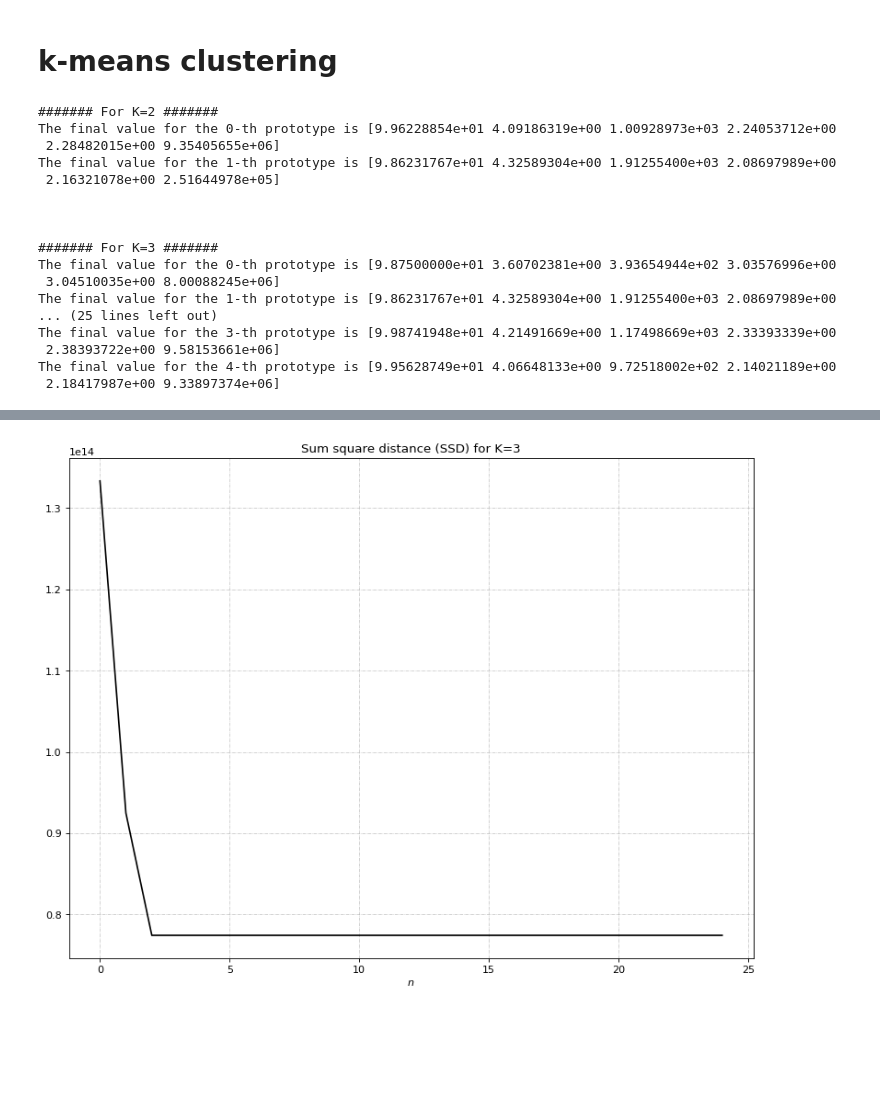
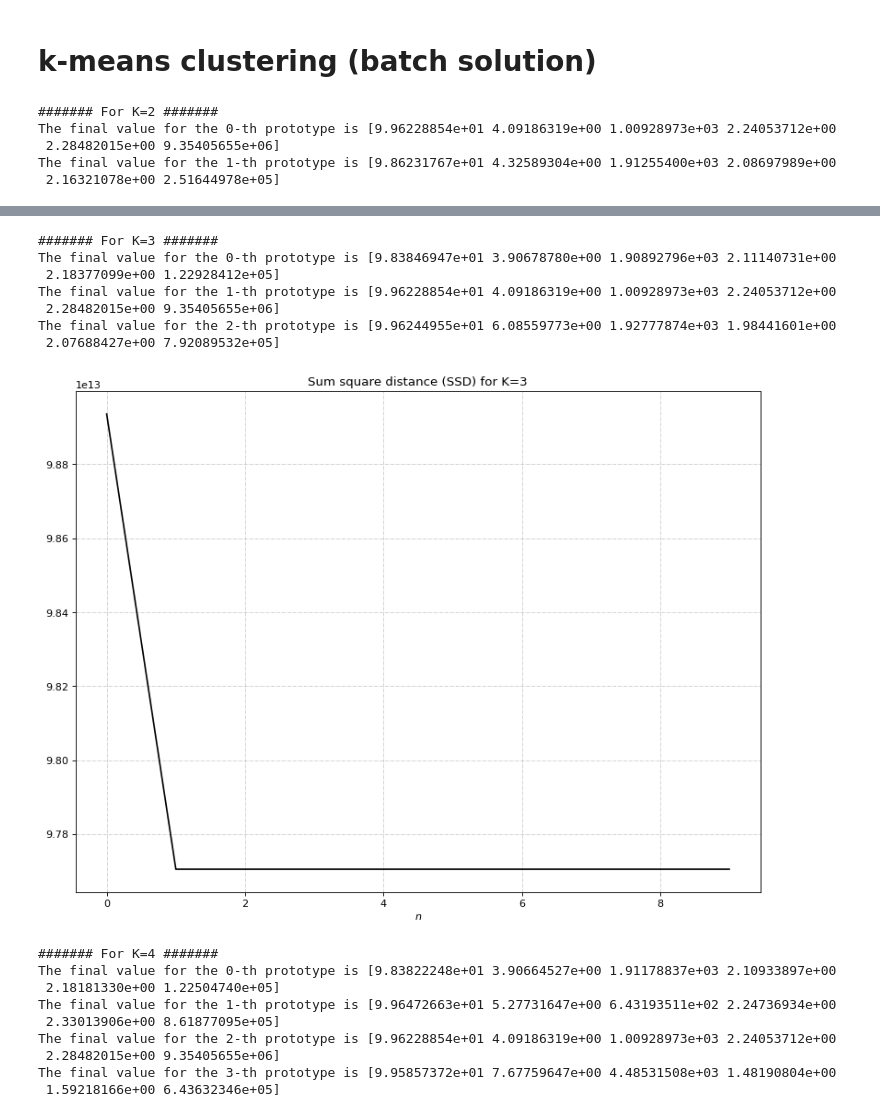
Before and after one commit to tapyu/to-rm-courses, a Jupyter notebook: reconhecimento_de_padrões/TC3/TC3.ipynb, the cells around one changed output, grey strips where cells are left out. Cells and saved outputs as stored; diff of their text form; code cells hidden in the pictures; blank space fills up the shorter version.

```diff
--- a/reconhecimento_de_padrões/TC3/TC3.ipynb
+++ b/reconhecimento_de_padrões/TC3/TC3.ipynb
@@ -1,7 +1,7 @@
 # %% [markdown]
-# k-means clustering
+# k-means clustering (batch solution)
 # %%
-from numpy import genfromtxt, empty, array, argmin, amin, mean, arange
+from numpy import genfromtxt, empty, array, argmin, amin, mean, arange, zeros
 from numpy.linalg import norm
 from numpy.random import permutation
 import matplotlib.pyplot as plt
@@ -40,17 +40,7 @@ for K in all_K:
             # get all all instances that have the minimum distance to the k-th prototype
             V[k] = X[:, min_disti==k]
             # update the prototype
-            if V[k].shape[1] == 1:
-                W[:,k] = mean(V[k])
-            else:
-                W[:,k] = mean(V[k], axis=1)
-
-        for n in range(N):
-            # all distancies from all vectors to the k-th prototype
-            dist2w = array([norm(X[:,n] - W[:,k]) for k in range(K)])
-            # index of the closest prototype, w, to the n-th vector
-            min_dist[n], min_disti[n] = amin(dist2w), argmin(dist2w)
-
+            W[:,k] = mean(V[k], axis=1)
 
     fig = plt.figure(figsize=(12, 9), dpi=80)
     ax = fig.gca()
@@ -63,22 +53,10 @@ for K in all_K:
     for k in range(K):
         print(f'The final value for the {k}-th prototype is {W[:,k]}')
     print('\n\n')
-plt.show()
+    plt.show()
 # %% [output]
 ####### For K=2 #######
 The final value for the 0-th prototype is [9.96228854e+01 4.09186319e+00 1.00928973e+03 2.24053712e+00
  2.28482015e+00 9.35405655e+06]
 The final value for the 1-th prototype is [9.86231767e+01 4.32589304e+00 1.91255400e+03 2.08697989e+00
  2.16321078e+00 2.51644978e+05]
-
-
-
-####### For K=3 #######
-The final value for the 0-th prototype is [9.87500000e+01 3.60702381e+00 3.93654944e+02 3.03576996e+00
- 3.04510035e+00 8.00088245e+06]
-The final value for the 1-th prototype is [9.86231767e+01 4.32589304e+00 1.91255400e+03 2.08697989e+00
-... (25 lines left out)
-The final value for the 3-th prototype is [9.98741948e+01 4.21491669e+00 1.17498669e+03 2.33393339e+00
- 2.38393722e+00 9.58153661e+06]
-The final value for the 4-th prototype is [9.95628749e+01 4.06648133e+00 9.72518002e+02 2.14021189e+00
- 2.18417987e+00 9.33897374e+06]
@@ -86 +64,17 @@ The final value for the 4-th prototype is [9.95628749e+01 4.06648133e+00 9.72518
+####### For K=3 #######
+The final value for the 0-th prototype is [9.83846947e+01 3.90678780e+00 1.90892796e+03 2.11140731e+00
+ 2.18377099e+00 1.22928412e+05]
+The final value for the 1-th prototype is [9.96228854e+01 4.09186319e+00 1.00928973e+03 2.24053712e+00
+ 2.28482015e+00 9.35405655e+06]
+The final value for the 2-th prototype is [9.96244955e+01 6.08559773e+00 1.92777874e+03 1.98441601e+00
+ 2.07688427e+00 7.92089532e+05]
-[figure, old version]
+[figure, new version]
+####### For K=4 #######
+The final value for the 0-th prototype is [9.83822248e+01 3.90664527e+00 1.91178837e+03 2.10933897e+00
+ 2.18181330e+00 1.22504740e+05]
+The final value for the 1-th prototype is [9.96472663e+01 5.27731647e+00 6.43193511e+02 2.24736934e+00
+ 2.33013906e+00 8.61877095e+05]
+The final value for the 2-th prototype is [9.96228854e+01 4.09186319e+00 1.00928973e+03 2.24053712e+00
+ 2.28482015e+00 9.35405655e+06]
+The final value for the 3-th prototype is [9.95857372e+01 7.67759647e+00 4.48531508e+03 1.48190804e+00
+ 1.59218166e+00 6.43632346e+05]
```
Also changed, not shown: parts of 3 cells of this notebook, 1 other file.
